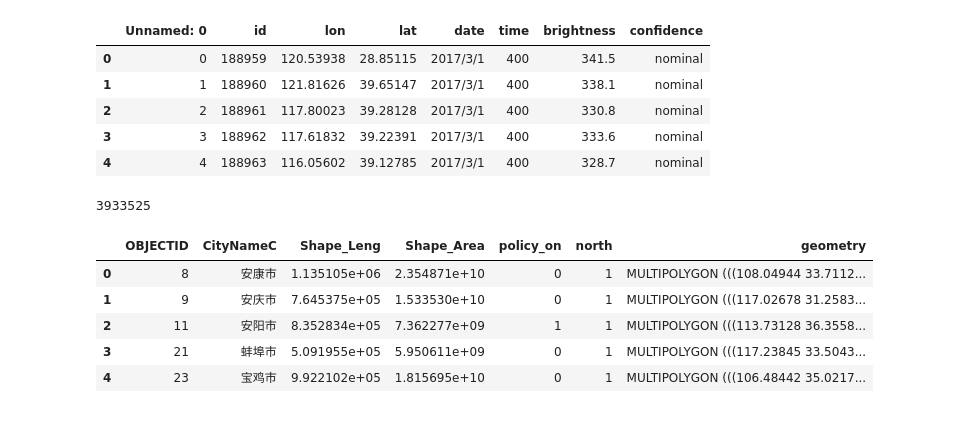
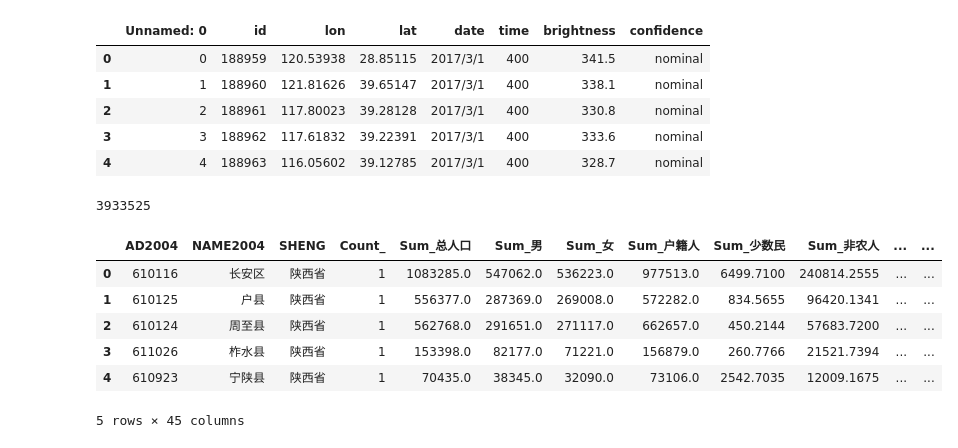
Before and after one commit to zwy-Giser/Fire_Data_Processing, a Jupyter notebook: data_clip.ipynb, the cells around one changed output. Saved outputs shown, nothing was run; the diff lists cells and outputs as text; code cells hidden in the pictures.

```diff
--- a/data_clip.ipynb
+++ b/data_clip.ipynb
@@ -26,16 +26,17 @@ len(fire_points)
 # %% [output]
 3933525
 # %%
-study_area = gpd.read_file("/Users/zwy/Library/CloudStorage/Dropbox/work files/Policy impact on fire/North_China.gpkg")
+study_area = gpd.read_file("/Users/zwy/Library/CloudStorage/Dropbox/work files/Policy impact on fire/county_cities_filtered(interaction).gpkg")
 study_area = study_area.to_crs("EPSG:4326")
 study_area.head()
 # %% [output]
-|  | OBJECTID | CityNameC | Shape_Leng | Shape_Area | policy_on | north | geometry |
-| 0 | 8 | 安康市 | 1.135105e+06 | 2.354871e+10 | 0 | 1 | MULTIPOLYGON (((108.04944 33.7112... |
-| 1 | 9 | 安庆市 | 7.645375e+05 | 1.533530e+10 | 0 | 1 | MULTIPOLYGON (((117.02678 31.2583... |
-| 2 | 11 | 安阳市 | 8.352834e+05 | 7.362277e+09 | 1 | 1 | MULTIPOLYGON (((113.73128 36.3558... |
-| 3 | 21 | 蚌埠市 | 5.091955e+05 | 5.950611e+09 | 0 | 1 | MULTIPOLYGON (((117.23845 33.5043... |
-| 4 | 23 | 宝鸡市 | 9.922102e+05 | 1.815695e+10 | 0 | 1 | MULTIPOLYGON (((106.48442 35.0217... |
+|  | AD2004 | NAME2004 | SHENG | Count_ | Sum_总人口 | Sum_男 | Sum_女 | Sum_户籍人 | Sum_少数民 | Sum_非农人 | ... | ... |
+| 0 | 610116 | 长安区 | 陕西省 | 1 | 1083285.0 | 547062.0 | 536223.0 | 977513.0 | 6499.7100 | 240814.2555 | ... | ... |
+| 1 | 610125 | 户县 | 陕西省 | 1 | 556377.0 | 287369.0 | 269008.0 | 572282.0 | 834.5655 | 96420.1341 | ... | ... |
+| 2 | 610124 | 周至县 | 陕西省 | 1 | 562768.0 | 291651.0 | 271117.0 | 662657.0 | 450.2144 | 57683.7200 | ... | ... |
+| 3 | 611026 | 柞水县 | 陕西省 | 1 | 153398.0 | 82177.0 | 71221.0 | 156879.0 | 260.7766 | 21521.7394 | ... | ... |
+| 4 | 610923 | 宁陕县 | 陕西省 | 1 | 70435.0 | 38345.0 | 32090.0 | 73106.0 | 2542.7035 | 12009.1675 | ... | ... |
+5 rows × 45 columns
 # %%
 import geoplot
 fire_clipped = fire_points.clip(study_area)
```
Also changed, not shown: parts of 2 cells of this notebook, 2 other files.
